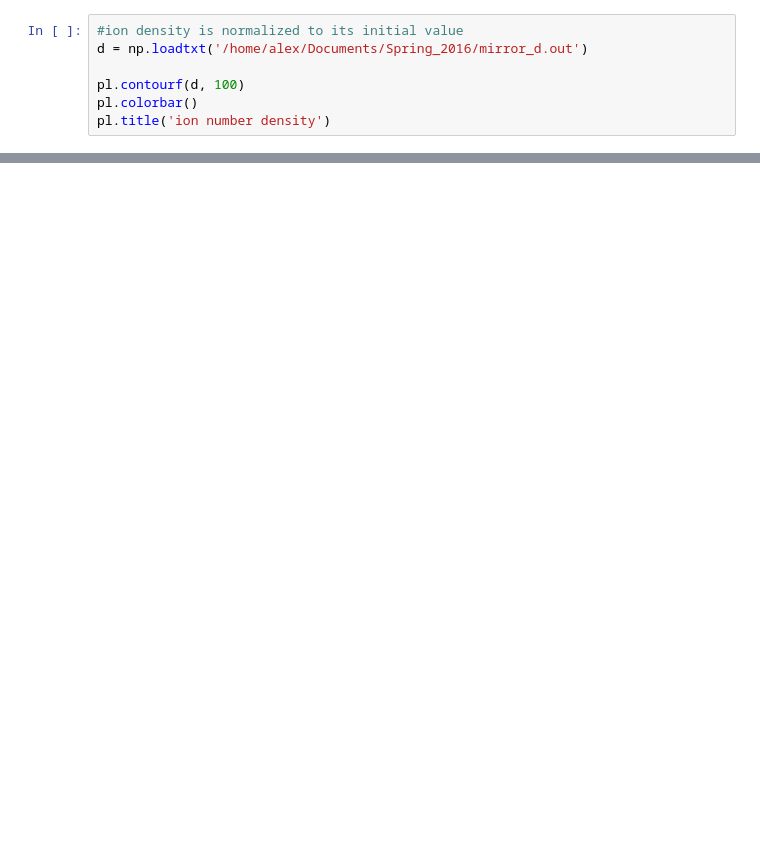
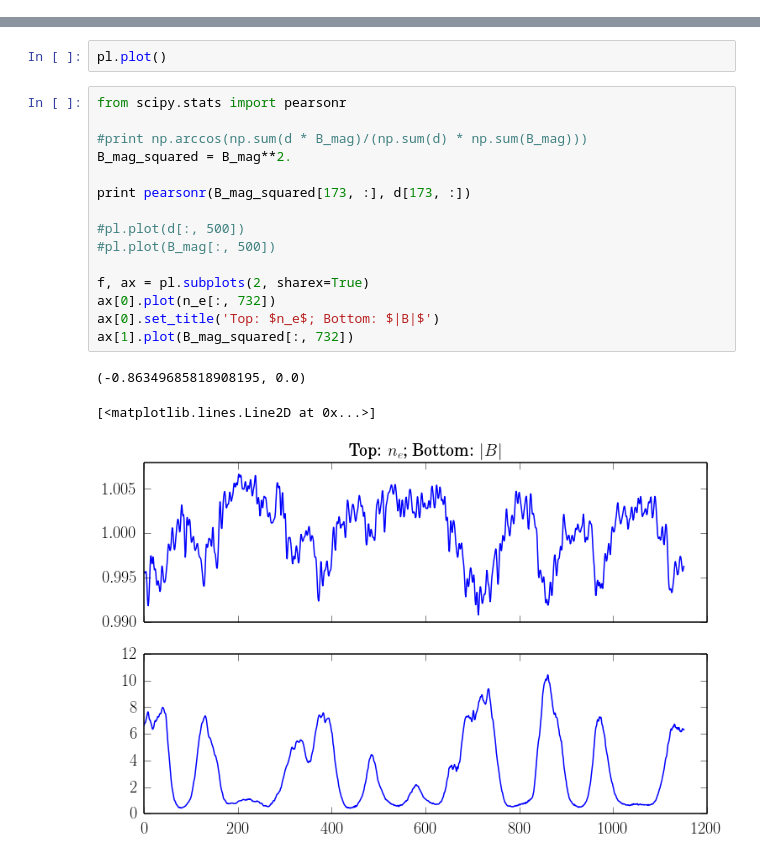
Before and after one commit to aapandy2/Spring_16, a Jupyter notebook: Kunz_data_plots.ipynb, the cells around one changed output, grey strips where cells are left out. Cells and saved outputs as stored; diff of their text form; blank space fills up the shorter version.

```diff
--- a/Kunz_data_plots.ipynb
+++ b/Kunz_data_plots.ipynb
@@ -61,7 +32,0 @@ pl.title('$B_z$')
-# %%
-#ion density is normalized to its initial value
-d = np.loadtxt('/home/alex/Documents/Spring_2016/mirror_d.out')
-
-pl.contourf(d, 100)
-pl.colorbar()
-pl.title('ion number density')
@@ -89,0 +156,21 @@ pl.title('$|B|$')
+# %%
+pl.plot()
+# %%
+from scipy.stats import pearsonr
+
+#print np.arccos(np.sum(d * B_mag)/(np.sum(d) * np.sum(B_mag)))
+B_mag_squared = B_mag**2.
+
+print pearsonr(B_mag_squared[173, :], d[173, :])
+
+#pl.plot(d[:, 500])
+#pl.plot(B_mag[:, 500])
+
+f, ax = pl.subplots(2, sharex=True)
+ax[0].plot(n_e[:, 732])
+ax[0].set_title('Top: $n_e$; Bottom: $|B|$')
+ax[1].plot(B_mag_squared[:, 732])
+# %% [output]
+(-0.86349685818908195, 0.0)
+[<matplotlib.lines.Line2D at 0x...>]
+[figure, added]
```
Also changed, not shown: parts of 19 cells of this notebook, 3 other files.
